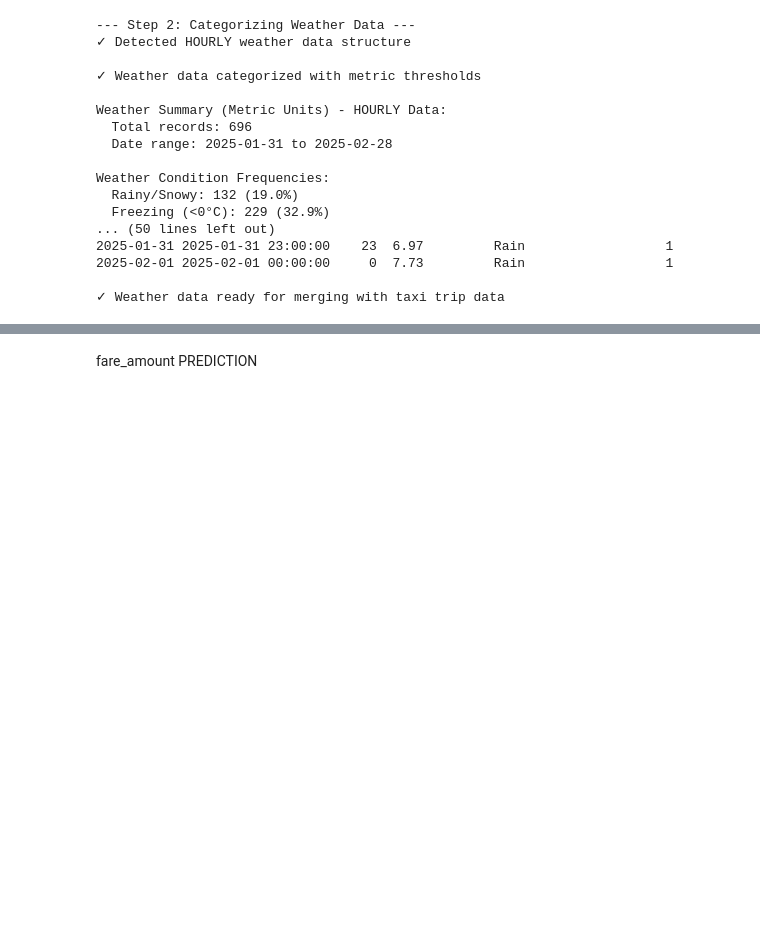
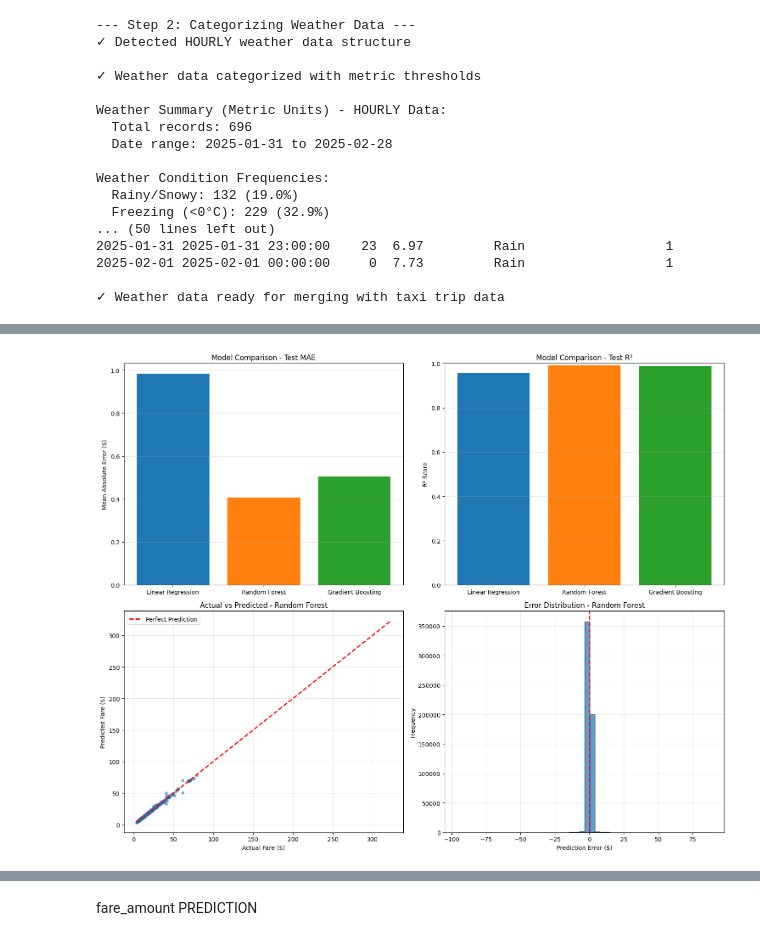
Before and after one commit to Gansch83/Projektarbeit-NYC-yc-taxi, a Jupyter notebook: Projektarbeit.ipynb, the cells around one changed output, grey strips where cells are left out. Drawn from its saved outputs; the diff is of its cells as text; code cells hidden in the pictures; blank space fills up the shorter version.

```diff
--- a/Projektarbeit.ipynb
+++ b/Projektarbeit.ipynb
@@ -1792,0 +2123,79 @@ Weather Condition Frequencies:
+# %%
+# Main execution workflow
+"""
+Complete ML pipeline for fare prediction
+"""
+print("Starting NYC Taxi Fare Prediction Pipeline...")
+print(f"Initial dataset shape: {df.shape}")
+
+# 1. Preprocess data
+print("\n1. Preprocessing data...")
+data = preprocess_data(df)
+print(f"Shape after preprocessing: {data.shape}")
+
+# 2. Prepare features
+print("\n2. Preparing features...")
+X, y, feature_names = prepare_features(data)
+print(f"Number of features: {len(feature_names)}")
+print(f"Features used: {feature_names}")
+
+# 3. Split data (70% train, 30% test)
+print("\n3. Splitting data (70% train, 30% test)...")
+X_train, X_test, y_train, y_test = train_test_split(
+    X, y, test_size=0.30, random_state=42
+)
+print(f"Training set size: {len(X_train):,}")
+print(f"Test set size: {len(X_test):,}")
+
+# 4. Scale features
+print("\n4. Scaling features...")
+scaler = StandardScaler()
+X_train_scaled = scaler.fit_transform(X_train)
+X_test_scaled = scaler.transform(X_test)
+
+# Convert back to DataFrame for easier handling
+X_train_scaled = pd.DataFrame(X_train_scaled, columns=feature_names)
+X_test_scaled = pd.DataFrame(X_test_scaled, columns=feature_names)
+
+# 5. Train and evaluate models
+print("\n5. Training and evaluating models...")
+print("   (This may take several minutes with large dataset...)")
+results = train_and_evaluate_models(X_train_scaled, X_test_scaled, y_train, y_test)
+
+# 6. Visualize results
+print("\n6. Creating visualizations...")
+best_model_name = plot_results(results, y_test)
+
+# 7. Feature importance
+print("\n7. Analyzing feature importance...")
+best_model = results[best_model_name]['model']
+feature_importance_plot(best_model, feature_names, best_model_name)
+
+print(f"\n{'='*60}")
+print(f"Best Model: {best_model_name}")
+print(f"Test MAE: ${results[best_model_name]['test_mae']:.2f}")
+print(f"Test RMSE: ${results[best_model_name]['test_rmse']:.2f}")
+print(f"Test R²: {results[best_model_name]['test_r2']:.4f}")
+print(f"{'='*60}")
+
+print("\n📊 Model Performance Summary:")
+for model_name, metrics in results.items():
+    print(f"\n{model_name}:")
+    print(f"  MAE:  ${metrics['test_mae']:.2f}")
+    print(f"  RMSE: ${metrics['test_rmse']:.2f}")
+    print(f"  R²:   {metrics['test_r2']:.4f}")
+
+# Usage notes:
+print("\n" + "="*60)
+print("📝 Usage Notes:")
+print("="*60)
+print("To make predictions on new data:")
+print("  1. new_data_processed = preprocess_data(new_data)")
+print("  2. X_new, _, _ = prepare_features(new_data_processed)")
+print("  3. X_new_scaled = scaler.transform(X_new)")
+print("  4. predictions = results['Best Model']['model'].predict(X_new_scaled)")
+print("\nTo save the best model:")
+print("  import joblib")
+print("  joblib.dump(results[best_model_name]['model'], 'fare_model.pkl')")
+print("  joblib.dump(scaler, 'fare_scaler.pkl')")
+# %% [output]
@@ -1792,0 +2219 @@ Weather Condition Frequencies:
+[figure, added]
```
Also changed, not shown: parts of 15 cells of this notebook, 1 other file.
